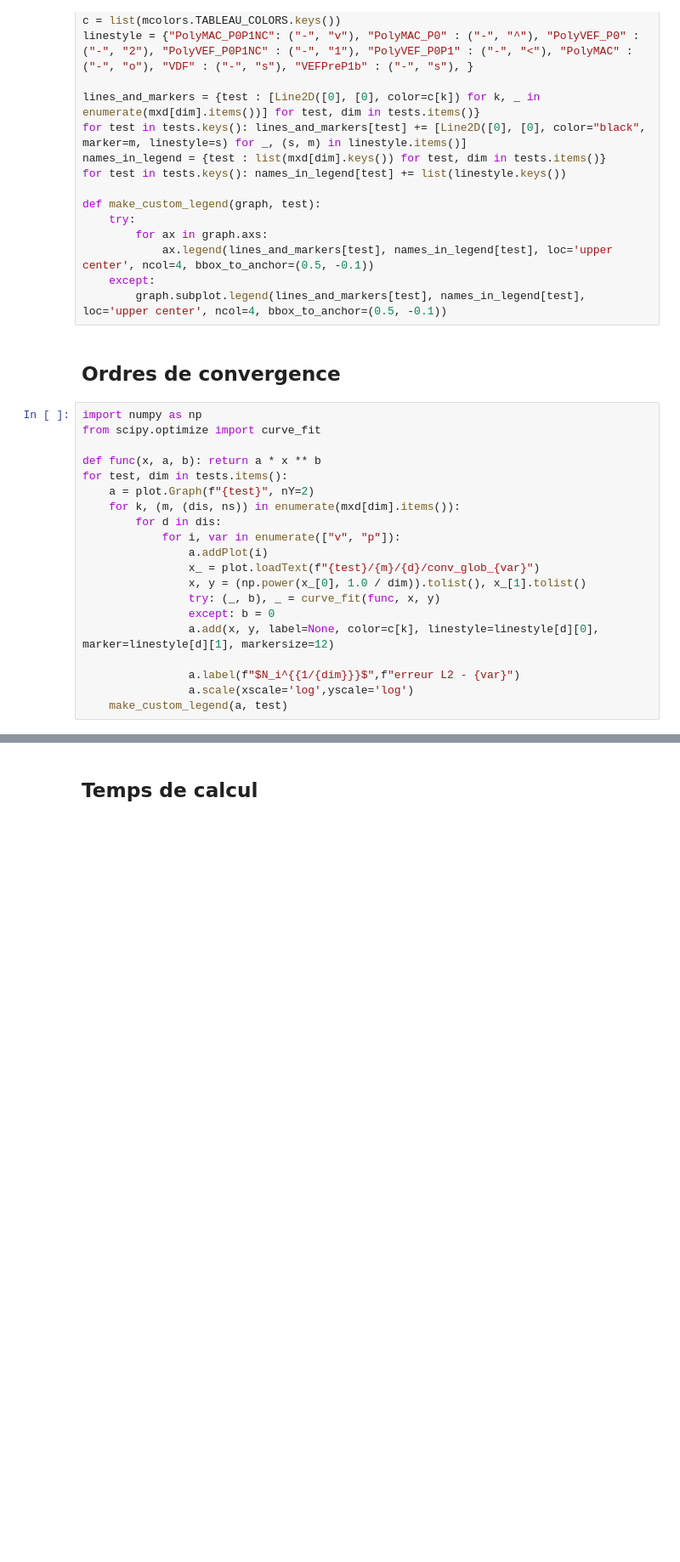
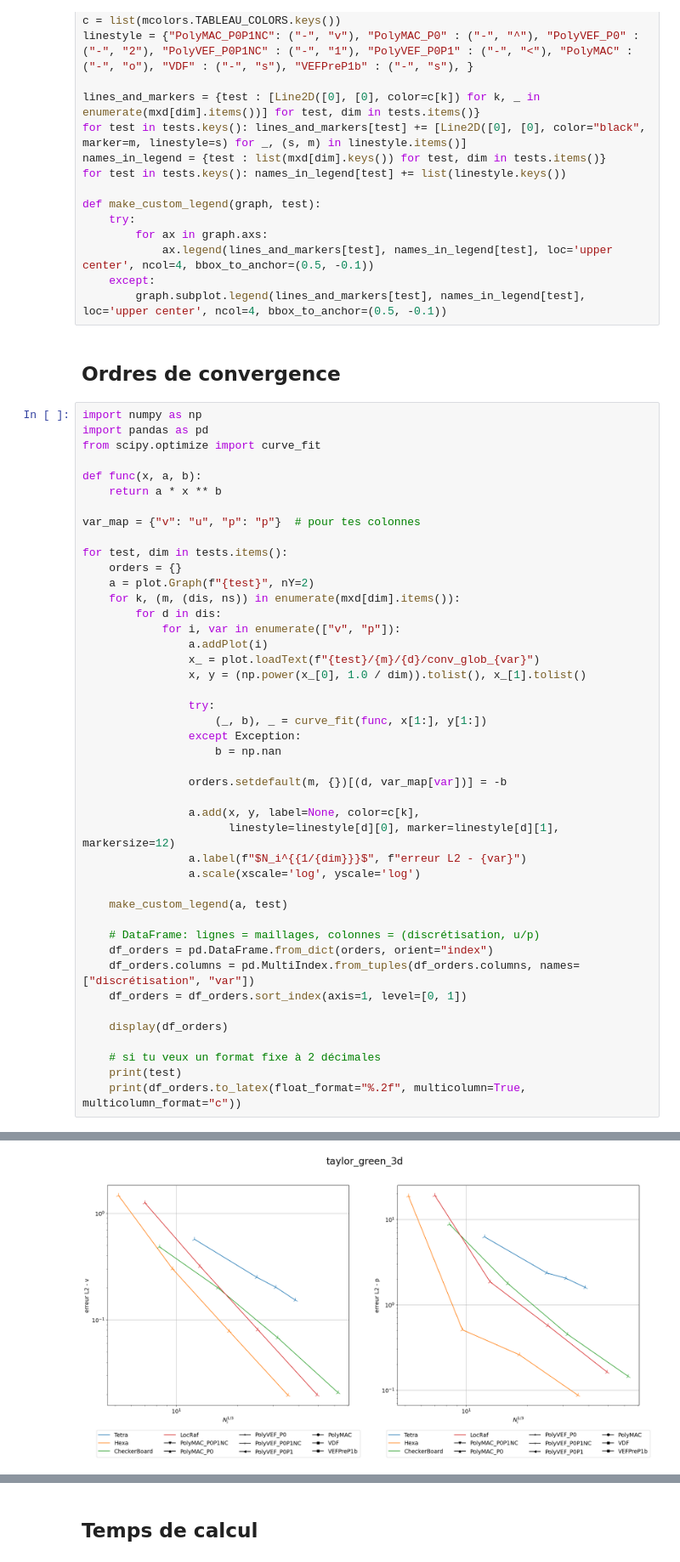
Before and after one commit to rbourgeois33/trust-code, a Jupyter notebook: Validation/Rapports_automatiques/Verification/Verification_codage/fvca/fvca.ipynb, the cells around one changed output, grey strips where cells are left out. Shown at 85% size. Cells and saved outputs as stored; diff of their text form; blank space fills up the shorter version.

Commit message:
modifs fiches pour DAC (attention notebooks sauvegardes avec sorties)

```diff
--- a/Validation/Rapports_automatiques/Verification/Verification_codage/fvca/fvca.ipynb
+++ b/Validation/Rapports_automatiques/Verification/Verification_codage/fvca/fvca.ipynb
@@ -113,10 +125,16 @@ def make_custom_legend(graph, test):
 ## Ordres de convergence
 # %%
 import numpy as np
+import pandas as pd
 from scipy.optimize import curve_fit
 
-def func(x, a, b): return a * x ** b
+def func(x, a, b):
+    return a * x ** b
+
+var_map = {"v": "u", "p": "p"}  # pour tes colonnes
+
 for test, dim in tests.items():
+    orders = {}
     a = plot.Graph(f"{test}", nY=2)
     for k, (m, (dis, ns)) in enumerate(mxd[dim].items()):
         for d in dis:
@@ -124,10 +142,29 @@ for test, dim in tests.items():
                 a.addPlot(i)
                 x_ = plot.loadText(f"{test}/{m}/{d}/conv_glob_{var}")
                 x, y = (np.power(x_[0], 1.0 / dim)).tolist(), x_[1].tolist()
-                try: (_, b), _ = curve_fit(func, x, y)
-                except: b = 0
-                a.add(x, y, label=None, color=c[k], linestyle=linestyle[d][0], marker=linestyle[d][1], markersize=12)
 
-                a.label(f"$N_i^{{1/{dim}}}$",f"erreur L2 - {var}")
-                a.scale(xscale='log',yscale='log')
+                try:
+                    (_, b), _ = curve_fit(func, x[1:], y[1:])
+                except Exception:
+                    b = np.nan
+
+                orders.setdefault(m, {})[(d, var_map[var])] = -b
+
+                a.add(x, y, label=None, color=c[k],
+                      linestyle=linestyle[d][0], marker=linestyle[d][1], markersize=12)
+                a.label(f"$N_i^{{1/{dim}}}$", f"erreur L2 - {var}")
+                a.scale(xscale='log', yscale='log')
+
     make_custom_legend(a, test)
+
+    # DataFrame: lignes = maillages, colonnes = (discrétisation, u/p)
+    df_orders = pd.DataFrame.from_dict(orders, orient="index")
+    df_orders.columns = pd.MultiIndex.from_tuples(df_orders.columns, names=["discrétisation", "var"])
+    df_orders = df_orders.sort_index(axis=1, level=[0, 1])
+
+    display(df_orders)
+
+    # si tu veux un format fixe à 2 décimales
+    print(test)
+    print(df_orders.to_latex(float_format="%.2f", multicolumn=True, multicolumn_format="c"))
+# %% [output]
@@ -133,0 +207 @@ for test, dim in tests.items():
+[figure, added]
```
Also changed, not shown: parts of 4 cells of this notebook, 9 other files.
